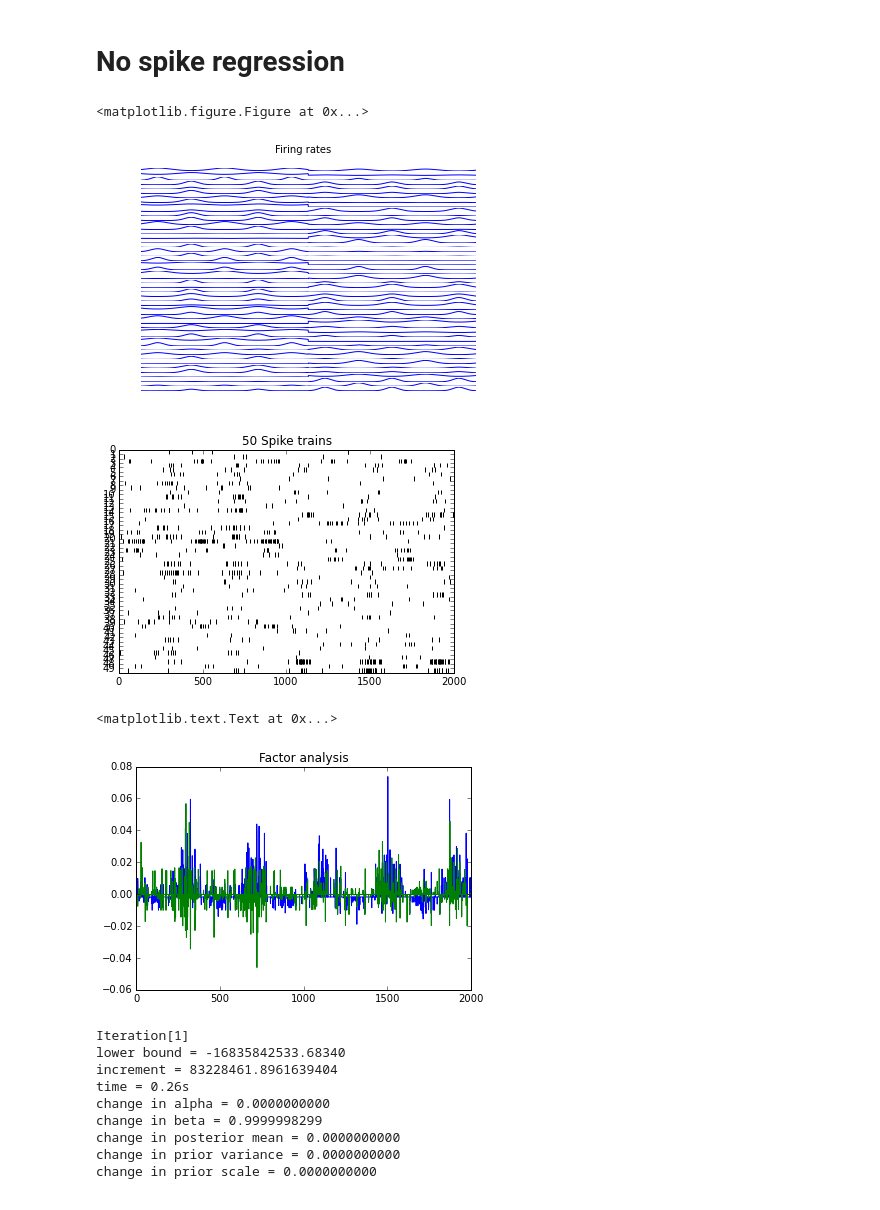
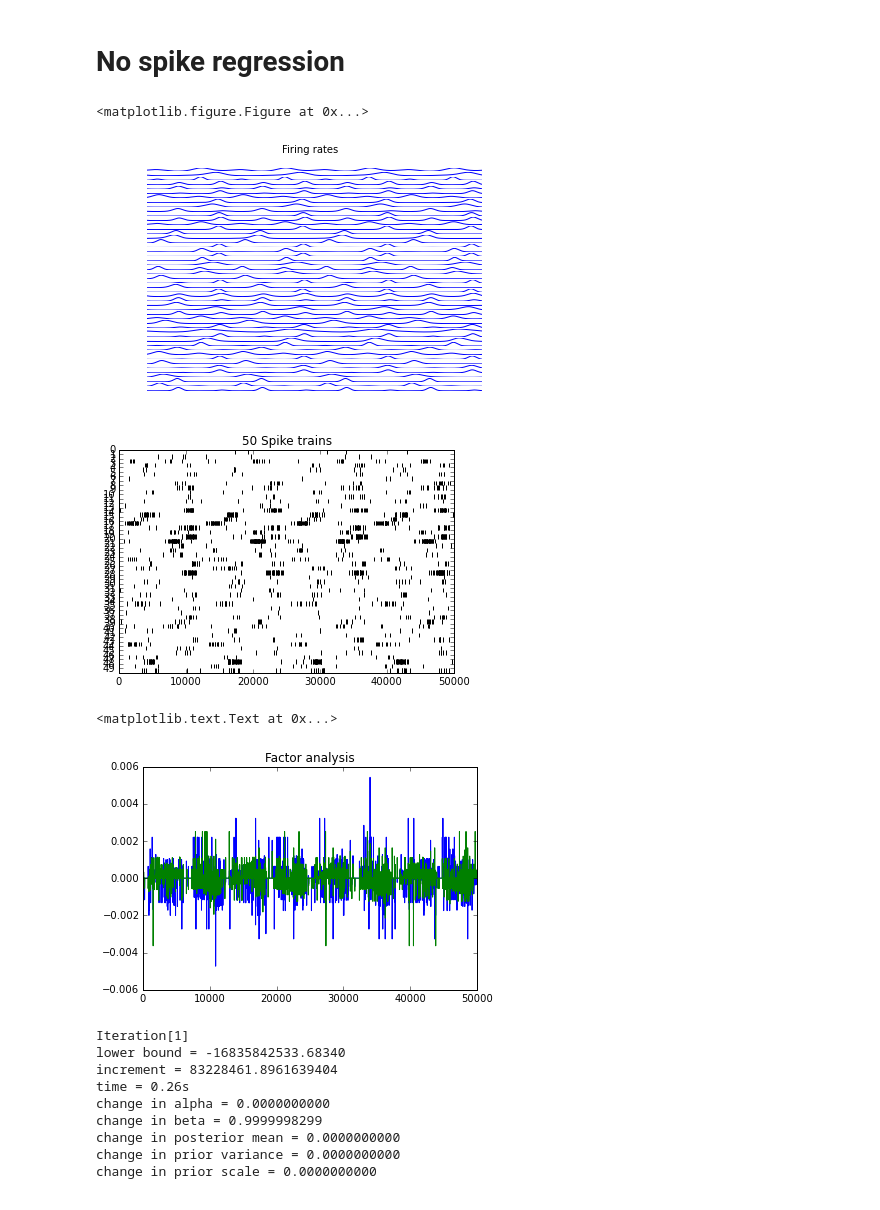
Before and after one commit to catniplab/vlgp, a Jupyter notebook: latent_only.ipynb, the cells around one changed output. Cells and saved outputs as stored; diff of their text form; code cells hidden in the pictures.

```diff
--- a/latent_only.ipynb
+++ b/latent_only.ipynb
@@ -21,7 +26,7 @@ import simulation
 # %%
 np.random.seed(0)
 
-T = 2000
+T = 50000
 p = 0
 L = 2
 N = 50
@@ -32,39 +37,42 @@ low = np.log(5 / T)
 # simulate latent processes
 # x, ticks = simulation.latents(L, T, std, w)
 x = np.empty((T, L), dtype=float)
-x[:T // 2, 0] = high
-x[T // 2:, 0] = low
-x[:, 1] = 2 * np.sin(np.linspace(0, 2 * np.pi * 5, T))
+# x[:T // 2, 0] = high
+# x[T // 2:, 0] = low
+# x[:, 1] = 2 * np.sin(np.linspace(0, 2 * np.pi * 5, T))
+x[:, 0] = 2 * np.sin(0.0005 * np.arange(T) + np.pi)
+x[:, 1] = 2 * np.sin(0.001 * np.arange(T))
+
 for l in range(L):
     x[:, l] -= np.mean(x[:, l])
 
 # simulate spike trains
 a = 2 * np.random.rand(L, N) - 1
 for l in range(L):
     a[l, :] /= linalg.norm(a[l, :]) / np.sqrt(N)
 
 b = np.empty((1 + p*N, N))
 b[0, :] = low
 
 y, _, rate = simulation.spikes(x, a, b, intercept=True)
 figure()
 _, ax = subplots(N, sharex=True)
 for n in range(N):
     ax[n].plot(rate[:, n])
     ax[n].axis('off')
 suptitle('Firing rates')
 
 figure()
 ylim(0, N)
 for n in range(N):
     vlines(np.arange(T)[y[:, n] > 0], n, n + 1, color='black')
 title('{} Spike trains'.format(N))
 yticks(range(N))
 gca().invert_yaxis()
 # %% [output]
 <matplotlib.figure.Figure at 0x...>
-[figure, old version]
+[figure, new version]
-[figure, old version]
+[figure, new version]
 # %%
 fa = FactorAnalysis(n_components=L)
 m0 = fa.fit_transform(y)
@@ -80,7 +88,7 @@ plot(m0)
 title('Factor analysis')
 # %% [output]
 <matplotlib.text.Text at 0x...>
-[figure, old version]
+[figure, new version]
 # %%
 var = np.empty(L, dtype=float)
 var[0] = 5
```
Also changed, not shown: parts of 11 cells of this notebook, 2 other files.
